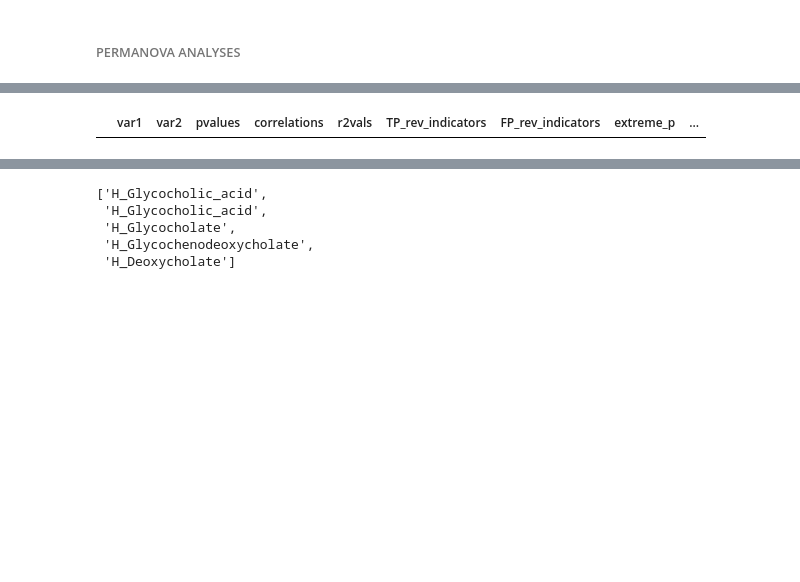
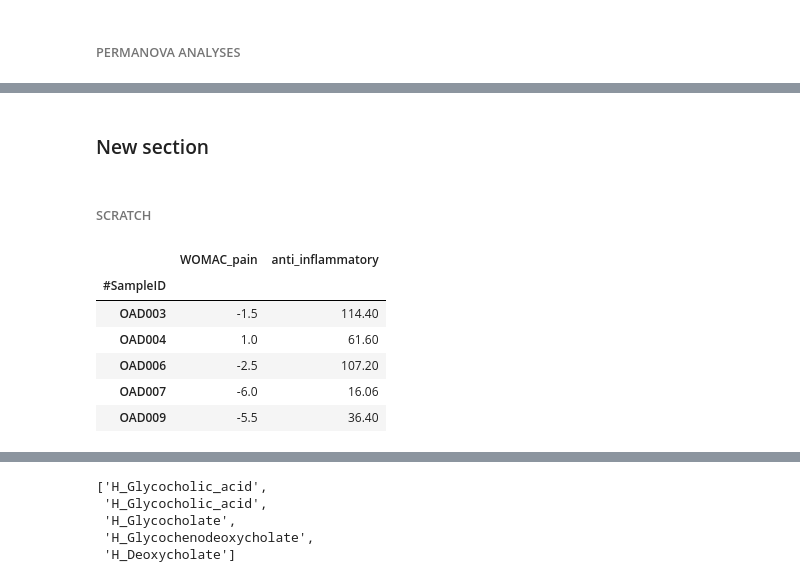
Before and after one commit to kbpi314/oa, a Jupyter notebook: code/oa_v4.ipynb, the cells around one changed output, grey strips where cells are left out. Cells and saved outputs as stored; diff of their text form; code cells hidden in the pictures; blank space fills up the shorter version.

```diff
--- a/code/oa_v4.ipynb
+++ b/code/oa_v4.ipynb
@@ -2689,7 +2740,7 @@ for label in str_to_df:
     # construct distance matrix from df
     df_data = df.loc[df_merge.index,:]
     dx = df_dx.loc[df_merge.index,:]['WOMAC_P_Response']
-    dm = pd.DataFrame(squareform(pdist(df_data.iloc[:, 1:])), columns=df_data.index.unique(), index=df_data.index.unique())
+    dm = pd.DataFrame(squareform(pdist(df_data)), columns=df_data.index.unique(), index=df_data.index.unique())
 
     # takes in distance matrix
     print(permanova_oneway(dm, levels=[1 if x == 'No response' else 0 for x in dx]))
@@ -3520,14 +3729,18 @@ for index, row in df_merge.iterrows():
 
 # filter on sig
 # df_merge = df_merge[df_merge['fz_diff_p'] < 0.2]
-df_merge = df_merge[df_merge['fz_diff_p'] < 0.05]
+df_merge = df_merge.sort_values(by='fz_diff_p',ascending=True)
+reject, pvals_corrected, _, _ = multitest.multipletests(df_merge.fz_diff_p, method='fdr_bh')
+df_merge['fdr'] = pvals_corrected
+
+df_merge = df_merge[df_merge['fdr'] < 0.05]
 
 # replace inf with 5 and -inf with -5
 df_merge['fishersz_diff'] = df_merge['fishersz_diff'].replace(np.inf, 5)
 df_merge['fishersz_diff'] = df_merge['fishersz_diff'].replace(-np.inf, -5)
 
 # flag for bile acids etc.
-int_ba0 = ['Pentahydroxylated_bile_acid', 'Dihydroxylated_bile_acid',
+query_ba = ['Pentahydroxylated_bile_acid', 'Dihydroxylated_bile_acid',
                     'Trihydroxylated_bile_acid', 'Glycocholic_acid', 'Glycocholate',
                     'Glycocholic_acid', 'Tetrahydroxylated_bile_acid', 'Glycochenodeoxycholate',
                     'Deoxycholate', 'Hydroxyhexadecanoyl_lysine', 'Deoxycholic_acid'
@@ -3537,15 +3750,20 @@ int_ba0 = ['Pentahydroxylated_bile_acid', 'Dihydroxylated_bile_acid',
 # int_ba1 = ['h_' + x for x in int_ba0] + ['H_' + x for x in int_ba0]
 
 int_ba = []
+
 for x in df_meta.columns:
-    for t in int_ba0:
+    for t in query_ba:
         if t in x:
             int_ba.append(x)
 
 
 int_taxa = []
+query_taxa = ['Faecalibacterium', 'Akkermansia','Alistipes',
+              'Anaerostipes',
+              'Limivivens',
+              'Phascolarctobacterium','Rikenell', 'Acetati', 'Ruminococcus']
 for x in df_otu.columns:
-    for t in ['Faecalibacterium', 'Akkermansia','Alistipes','Phascolarctobacterium','Rikenell', 'Acetati', 'Ruminococcus']:
+    for t in query_taxa:
         if t in x:
             int_taxa.append(x)
 
@@ -3691,9 +4128,31 @@ df_merge_diff
+# %% [markdown]
+### New section ###
+# %% [markdown]
+###### SCRATCH ######
 # %%
-df = pd.read_csv(path + 'outputs/jobs30/data_processing/summary_df_resample_1.txt', sep='\t')
-df = df[df['var1'] != 'WOMAC_P_Response'] # gets rid of the WOMAC_P_Response mirror'd col
-df = df[df['var2'] != 'WOMAC_P_Response'] # gets rid of the WOMAC_P_Response mirror'd col
-# df = df[['var1','var2','correlations']]
-df = df[df['var1'].isin(int_ba)]
-df
+# correlation of diet pro or anti inflam with diversity
+#
+int_var = ['total_antiinflammatory','anti_inflammatory','inflammatory','pro_inflammatory']
+df_d = df_diet[int_var]
+
+df_y = type_to_df_map['stool']
+# df_y = df_y[['VAS_Pt','VAS_response','WOMAC_pain','WOMAC_P_Response']]
+df_y = df_y[['WOMAC_pain','Timepoint','anti_inflammatory']]#,'WOMAC_P_Response']]
+df_y = df_y.dropna()
+df_pre  = df_y[df_y['Timepoint'] == 'pre'].drop('Timepoint',axis=1)
+df_pre.index = df_pre.index.map(lambda x: x.split('.p')[0].replace('-',''))
+df_post  = df_y[df_y['Timepoint'] == 'post'].drop('Timepoint',axis=1)
+df_post.index = df_post.index.map(lambda x: x.split('.p')[0].replace('-',''))
+
+# df_diff
+df_diff = df_post - df_pre
+df_diff = df_diff.dropna()
+df_diff.head()
 # %% [output]
-|  | var1 | var2 | pvalues | correlations | r2vals | TP_rev_indicators | FP_rev_indicators | extreme_p | ... |
+|  | WOMAC_pain | anti_inflammatory |
+| #SampleID |  |  |
+| OAD003 | -1.5 | 114.40 |
+| OAD004 | 1.0 | 61.60 |
+| OAD006 | -2.5 | 107.20 |
+| OAD007 | -6.0 | 16.06 |
+| OAD009 | -5.5 | 36.40 |
```
Also changed, not shown: parts of 81 cells of this notebook, 7 other files.
